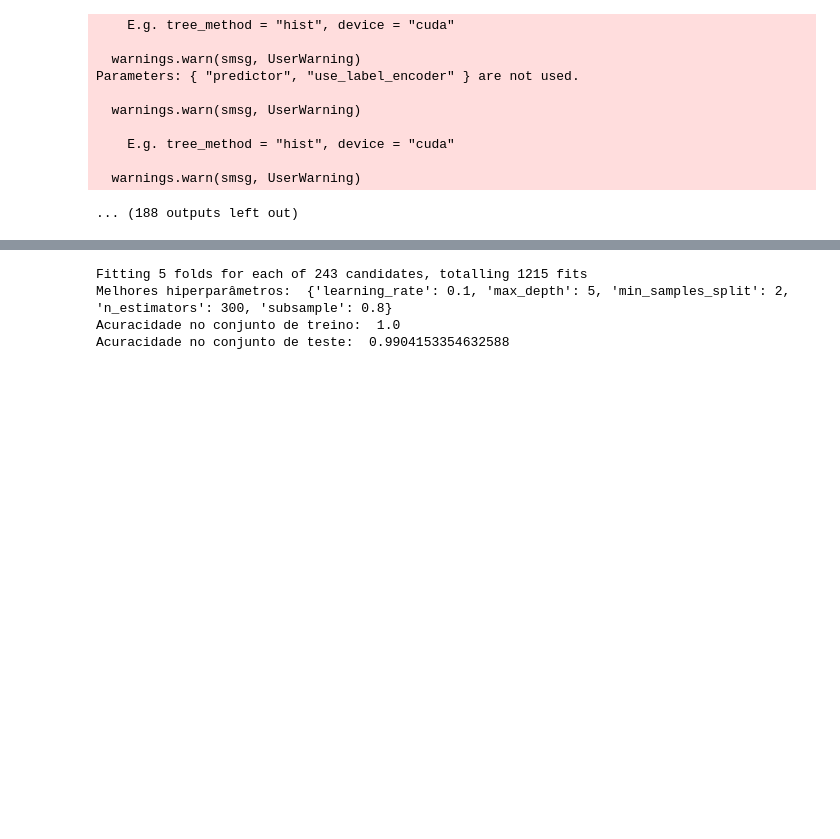
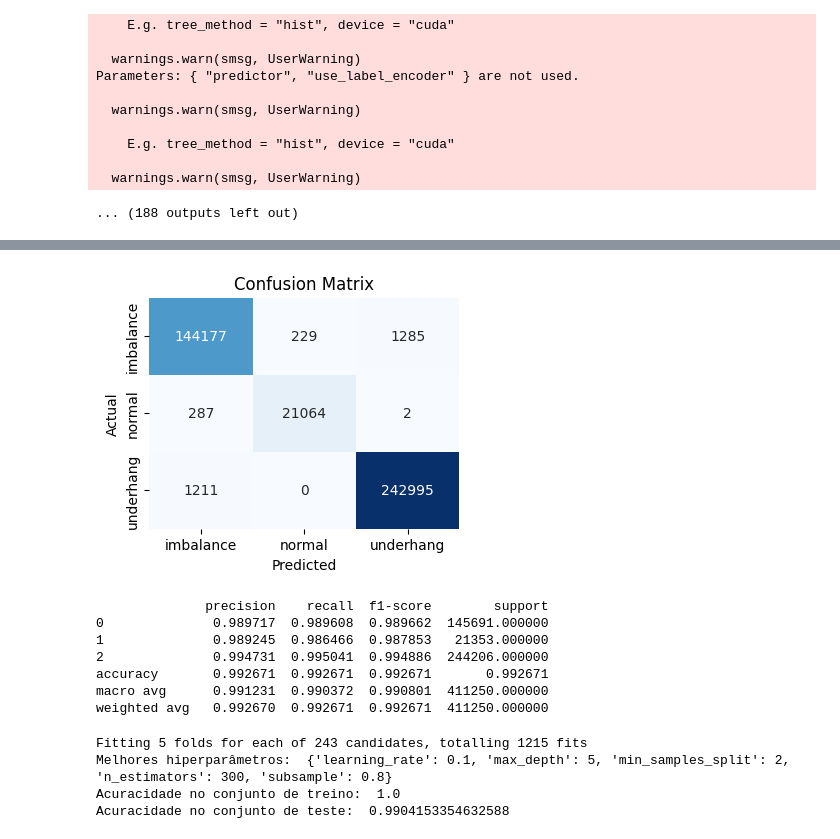
Before and after one commit to ricardo-faria/data-science-tcc, a Jupyter notebook: main.ipynb, the cells around one changed output, grey strips where cells are left out. Saved outputs shown, nothing was run; the diff lists cells and outputs as text; code cells hidden in the pictures; blank space fills up the shorter version.

```diff
--- a/main.ipynb
+++ b/main.ipynb
@@ -1054,0 +1150,31 @@ weighted avg   0.965417  0.965155  0.965153  64313.000000
+# %%
+%%time
+from cuml import KNeighborsClassifier
+from dtaidistance import dtw
+from cuml import KNeighborsClassifier
+from sklearn.model_selection import GridSearchCV
+from sklearn.pipeline import Pipeline
+
+pipeline = Pipeline([
+    ('dtw', dtw.DistanceTransformer()),  # Transformador para calcular a matriz de distâncias DTW
+    ('knn', KNeighborsClassifier(metric='precomputed'))
+])
+param_grid = {
+    'knn__n_neighbors': [5, 7, 9, 11, 13],
+    'knn__metric': ['euclidean', 'manhattan', 'minkowski', 'chebyshev'],
+    # 'dtw__window': [5, 10] # parâmetro de janela do DTW (opcional)
+}
+# knn = KNeighborsClassifier()
+
+grid_search = GridSearchCV(pipeline, param_grid, cv=3, verbose=2)
+grid_search.fit(X_train, y_train)
+
+# Exibir os melhores hiperparâmetros
+print("Melhores hiperparâmetros: ", grid_search.best_params_)
+
+# Melhor estimador
+best_knn = grid_search.best_estimator_
+
+# Avaliar o modelo
+print("Acuracidade no conjunto de treino: ", best_knn.score(X_train_cupy, y_train_cupy))
+print("Acuracidade no conjunto de teste: ", best_knn.score(X_test_cupy, y_test_cupy))
@@ -1165,3 +1294,9 @@ Gradient Boosting accuracy on Train Dataset: 0.9856844462181956
 Gradient Boosting accuracy on Test Dataset: 0.979273241801813
 
 CPU times: user 38min 57s, sys: 25.6 s, total: 39min 23s
+# %%
+import xgboost as xgb
+gxb = xgb.XGBClassifier(colsample_bytree= 0.7, learning_rate= 0.1, max_depth= 6, n_estimators= 200, subsample= 1.0)
+gxb.fit(X_train, y_train)
+print("Gradient Boosting accuracy on Train Dataset: {}".format(gxb.score(X_train, y_train)))
+print("Gradient Boosting accuracy on Test Dataset: {}".format(gxb.score(X_test, y_test)))
@@ -1168,3 +1313,15 @@ CPU times: user 38min 57s, sys: 25.6 s, total: 39min 23s
+# %%
+y_pred_gxb = gxb.predict(X_test)
+plot_model_performance(y_test, y_pred_gxb, label_encoder.classes_)
+# %% [output]
+[figure, added]
+              precision    recall  f1-score        support
+0              0.989717  0.989608  0.989662  145691.000000
+1              0.989245  0.986466  0.987853   21353.000000
+2              0.994731  0.995041  0.994886  244206.000000
+accuracy       0.992671  0.992671  0.992671       0.992671
+macro avg      0.991231  0.990372  0.990801  411250.000000
+weighted avg   0.992670  0.992671  0.992671  411250.000000
 # %%
 param_grid = {
     'n_estimators': [100, 200, 300],
```
Also changed, not shown: parts of 30 cells of this notebook, 1 other file.
